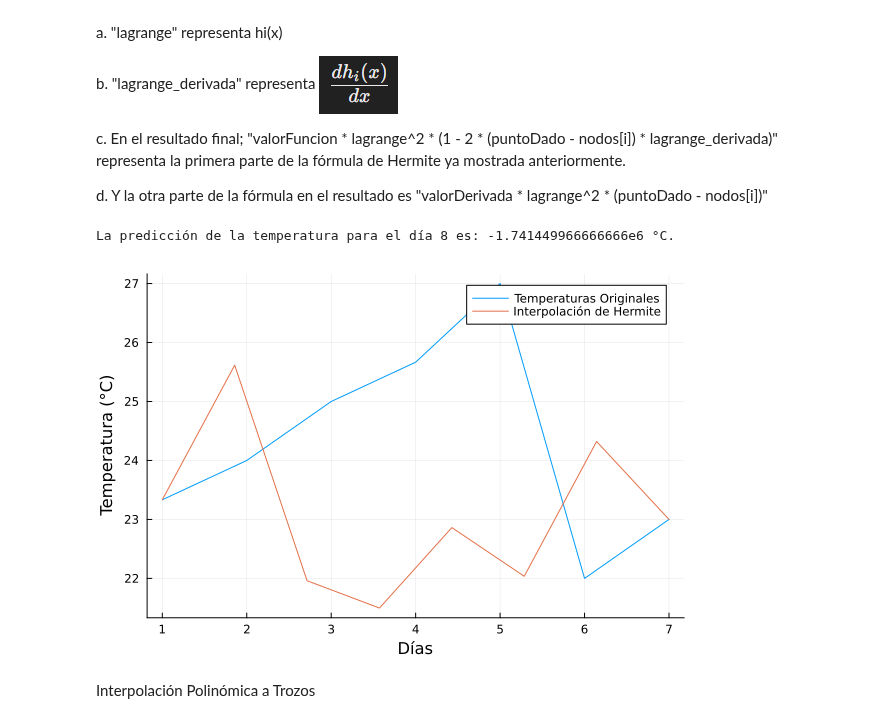
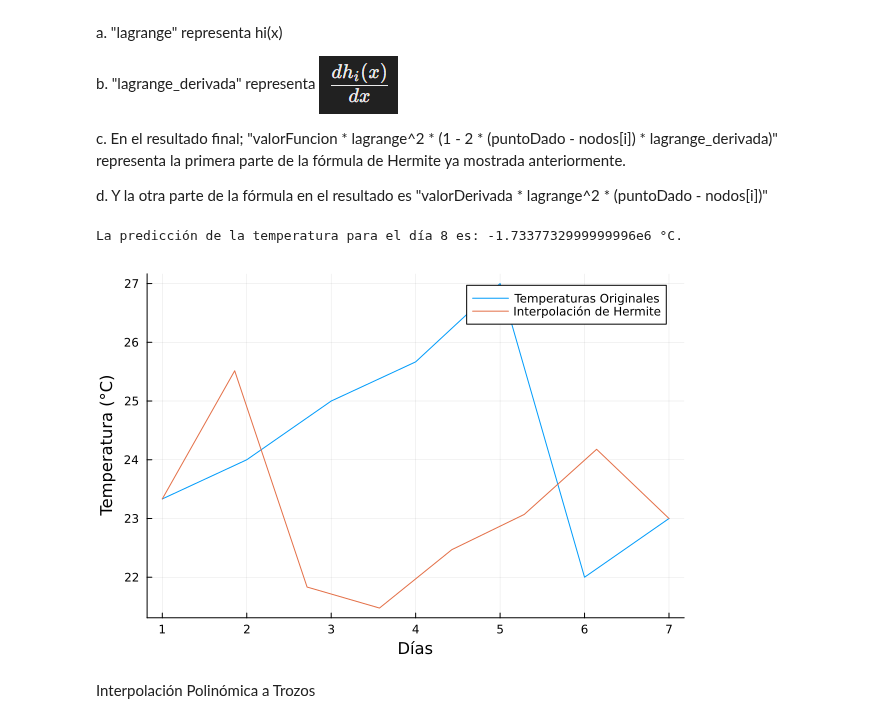
Before and after one commit to sonysarkis/ProyectoCalNum, a Jupyter notebook: Proyectos/proyecto1/proyecto2_cal.ipynb, the cells around one changed output. Drawn from its saved outputs; the diff is of its cells as text; code cells hidden in the pictures.

Commit message:
Cálculo de las derivadas con NumPy

```diff
--- a/Proyectos/proyecto1/proyecto2_cal.ipynb
+++ b/Proyectos/proyecto1/proyecto2_cal.ipynb
@@ -182,21 +183,25 @@ representa la primera parte de la fórmula de Hermite ya mostrada anteriormente.
 
 d. Y la otra parte de la fórmula en el resultado es "valorDerivada * lagrange^2 * (puntoDado - nodos[i])"
 # %%
+
 # Graficar los datos originales
 plot(dias, temperaturas, xlabel="Días", ylabel="Temperatura (°C)", label="Temperaturas Originales")
 
+# Importamos NumPy
+np = pyimport("numpy")
+
 # Función para calcular derivadas usando diferencias finitas
 function calcular_derivadas(x, y)
-    n = length(x) # Obtener el número de puntos
-    dy = zeros(n) # Crear un arreglo para almacenar las derivadas
-    for i in 1:n-1 # Iterar sobre los puntos, excepto el último
-        dy[i] = (y[i+1] - y[i]) / (x[i+1] - x[i]) # Calcular la derivada usando diferencias finitas
-    end
-    dy[n] = dy[n-1]  # Asumir la misma derivada para el último punto
+    # Convertimos los datos de los parámetros de la función a arrays de NumPy
+    x_numpy = np.array(x)
+    y_numpy = np.array(y)
+    derivada_numpy = np.gradient(y_numpy,x_numpy) # Calcula la derivada (diferencia finita)
+    # Convertir las derivadas de numpy a un arreglo de Julia
+    dy = Float64.(derivada_numpy)
     return dy
 end
 
-# Calcular derivadas
+# Usamos la función "calcular_derivadas"
 derivadas = calcular_derivadas(dias, temperaturas)
 
 # Función para calcular el punto de hermite en un punto dado "t"
@@ -235,35 +240,35 @@ function hermite(puntoDado, nodos, funcion, funcion_derivada)
             end
         end
 
 
         #=
         Multiplicamos la derivada de lagrange por la lagrange calculada
         para obtener una expresión que tenga en cuenta tanto los valores de la
         función como sus derivadas en el nodo i
         =#
         lagrange_derivada *= lagrange
 
         # Aplicamos la fórmula de Hermite
         resultado += valorFuncion * lagrange^2 * (1 - 2 * (puntoDado - nodos[i]) * lagrange_derivada) + valorDerivada * lagrange^2 * (puntoDado - nodos[i])
     end
     return resultado
 end
 
 # Evaluar la interpolación
 dias_interpolados = DiasInterpolados()
 temperaturas_interpoladas = [hermite(d, dias, temperaturas, derivadas) for d in dias_interpolados]
 
 
 # Predicción de un nuevo día:
 otroDia=8
 temperatura_prediccion =  hermite(otroDia, dias, temperaturas, derivadas)
 println("La predicción de la temperatura para el día $otroDia es: $temperatura_prediccion °C.")
 # Graficar la interpolación de Hermite
 # plot! para añadir una nueva barra de gráfica y ver tanto la de Hermites como la de los datos originales
 plot!(dias_interpolados, temperaturas_interpoladas, label="Interpolación de Hermite")
 # %% [output]
-La predicción de la temperatura para el día 8 es: -1.741449966666666e6 °C.
+La predicción de la temperatura para el día 8 es: -1.7337732999999996e6 °C.
-[figure, old version]
+[figure, new version]
 # %% [markdown]
 Interpolación Polinómica a Trozos
 # %% [markdown]
```
Also changed, not shown: parts of 1 cell of this notebook.
